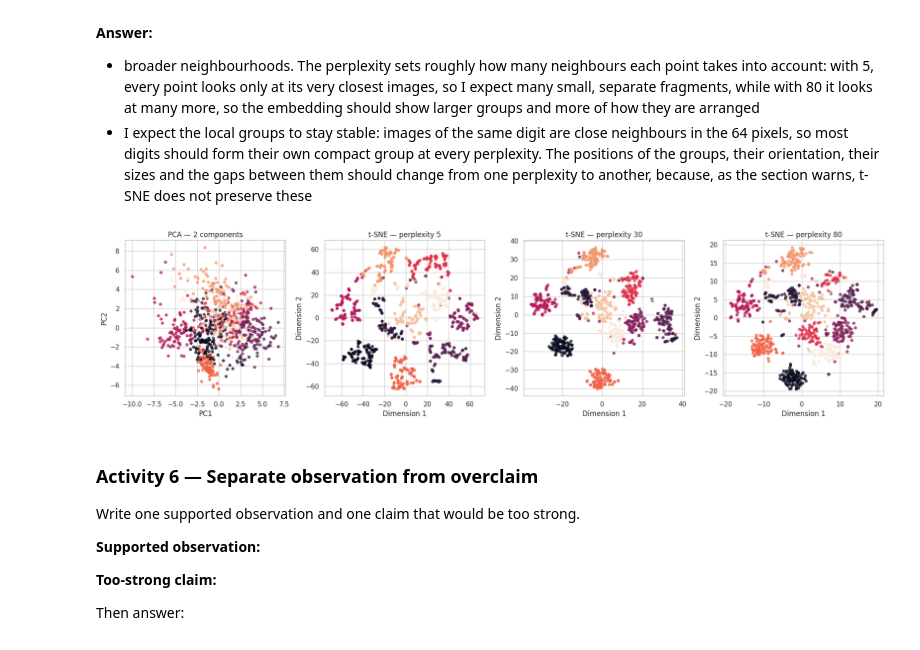
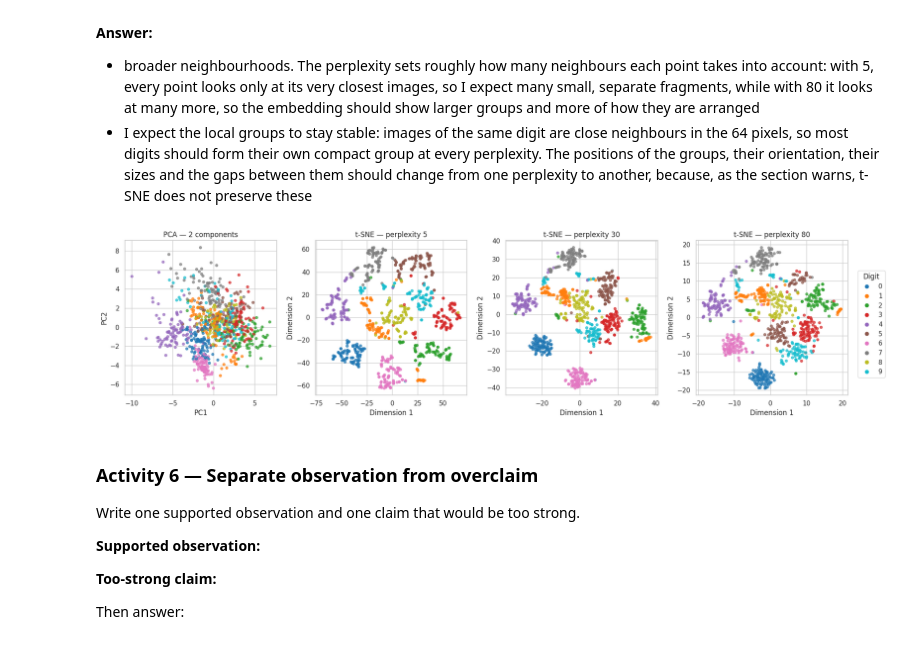
Before and after one commit to d3m1d0s/FoML_exercises, a Jupyter notebook: fml_08_student_en_active_learning.ipynb, the cells around one changed output. Saved outputs shown, nothing was run; the diff lists cells and outputs as text; code cells hidden in the pictures.

```diff
--- a/fml_08_student_en_active_learning.ipynb
+++ b/fml_08_student_en_active_learning.ipynb
@@ -672,22 +672,29 @@ Which visual properties do you expect to remain stable across several perplexiti
 # %%
 fig, axes = plt.subplots(1, 4, figsize=(19, 4.8))
 
-axes[0].scatter(embedding_pca[:, 0], embedding_pca[:, 1], c=y_digits_view, s=18, alpha=0.72)
+axes[0].scatter(embedding_pca[:, 0], embedding_pca[:, 1], c=y_digits_view, cmap='tab10', vmin=0, vmax=9, s=18, alpha=0.72)
 axes[0].set_title('PCA — 2 components')
 axes[0].set_xlabel('PC1')
 axes[0].set_ylabel('PC2')
 
 for axis, perplexity in zip(axes[1:], PERPLEXITIES):
     embedding = embeddings_tsne[perplexity]
-    axis.scatter(embedding[:, 0], embedding[:, 1], c=y_digits_view, s=18, alpha=0.72)
+    axis.scatter(embedding[:, 0], embedding[:, 1], c=y_digits_view, cmap='tab10', vmin=0, vmax=9, s=18, alpha=0.72)
     axis.set_title(f't-SNE — perplexity {perplexity}')
     axis.set_xlabel('Dimension 1')
     axis.set_ylabel('Dimension 2')
 
-plt.tight_layout()
+digit_colours = plt.get_cmap('tab10')
+legend_handles = [
+    plt.Line2D([0], [0], marker='o', linestyle='', color=digit_colours(digit), label=str(digit))
+    for digit in range(10)
+]
+fig.legend(handles=legend_handles, title='Digit', loc='center right')
+
+plt.tight_layout(rect=[0, 0, 0.96, 1])
 plt.show()
 # %% [output]
-[figure, old version]
+[figure, new version]
 # %% [markdown]
 ### Activity 6 — Separate observation from overclaim
 
```
